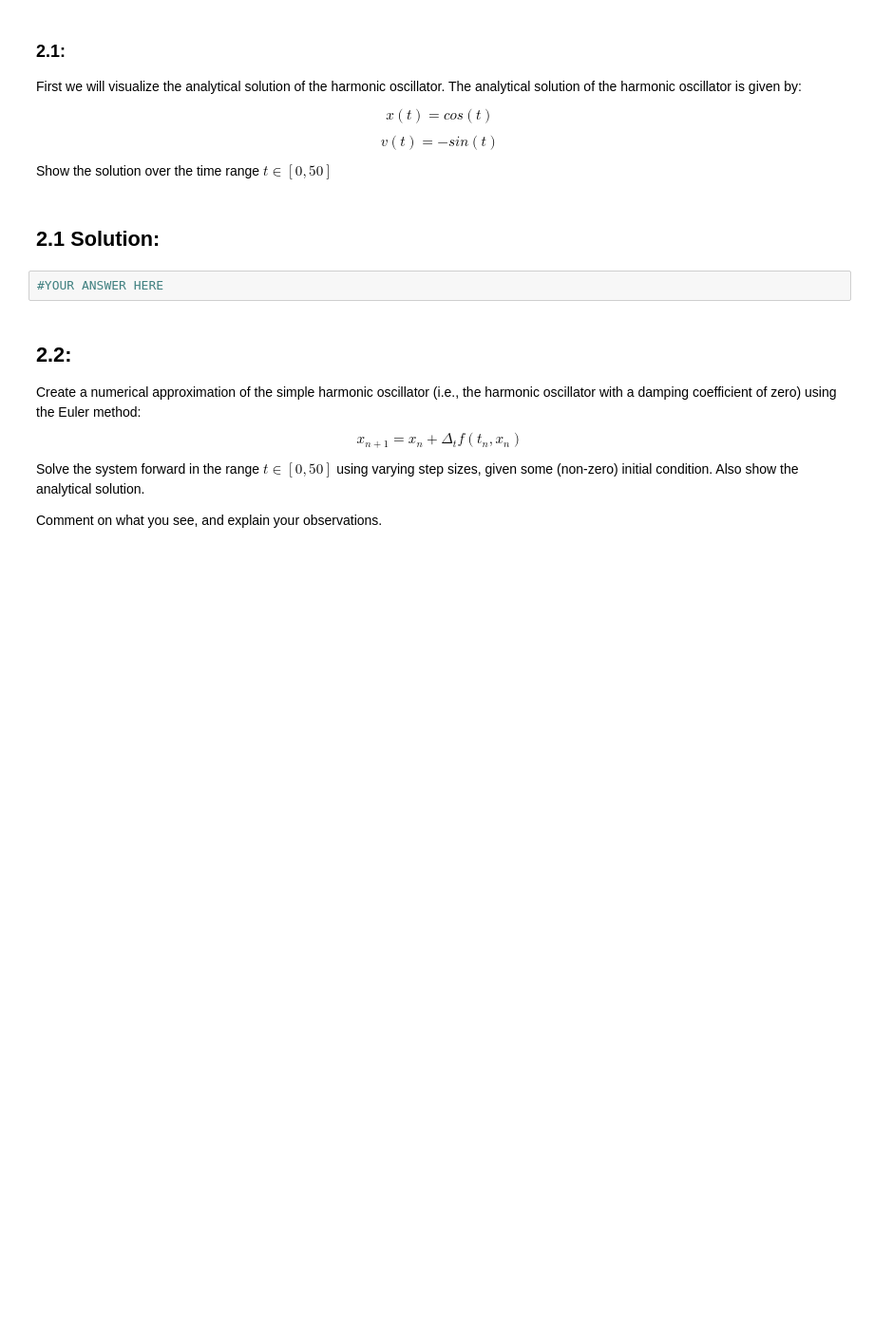
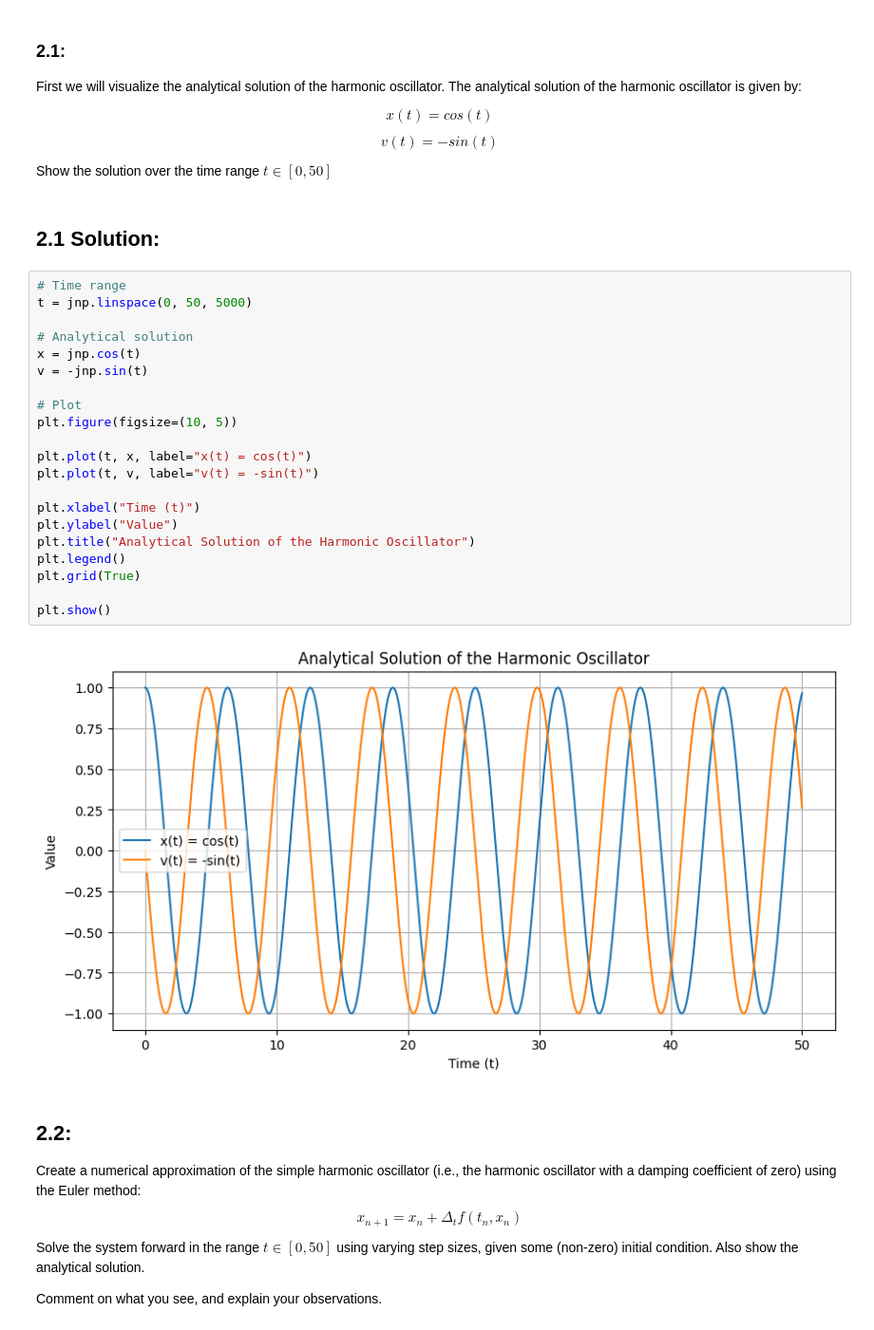
Before and after one commit to TejasDharmale/complex-adaptive-systems, a Jupyter notebook: CAS_Assignment_2.ipynb, the cells around one changed output. Shown at 95% size. Cells and saved outputs as stored; diff of their text form; blank space fills up the shorter version.

```diff
--- a/CAS_Assignment_2.ipynb
+++ b/CAS_Assignment_2.ipynb
@@ -77,8 +77,29 @@ $$v(t) = -sin(t)$$
 Show the solution over the time range $t \in [0, 50]$
 # %% [markdown]
 ## 2.1 Solution:
-# %%
-#YOUR ANSWER HERE
+# %%
+# Time range
+t = jnp.linspace(0, 50, 5000)
+
+# Analytical solution
+x = jnp.cos(t)
+v = -jnp.sin(t)
+
+# Plot
+plt.figure(figsize=(10, 5))
+
+plt.plot(t, x, label="x(t) = cos(t)")
+plt.plot(t, v, label="v(t) = -sin(t)")
+
+plt.xlabel("Time (t)")
+plt.ylabel("Value")
+plt.title("Analytical Solution of the Harmonic Oscillator")
+plt.legend()
+plt.grid(True)
+
+plt.show()
+# %% [output]
+[figure, added]
 # %% [markdown]
 ## 2.2:
 Create a numerical approximation of the simple harmonic oscillator (i.e., the harmonic oscillator with a damping coefficient of zero) using the Euler method: $$  x_{n+1}=x_{n}+\Delta_t f(t_{n},x_{n}) $$
```
Also changed, not shown: parts of 11 cells of this notebook.
